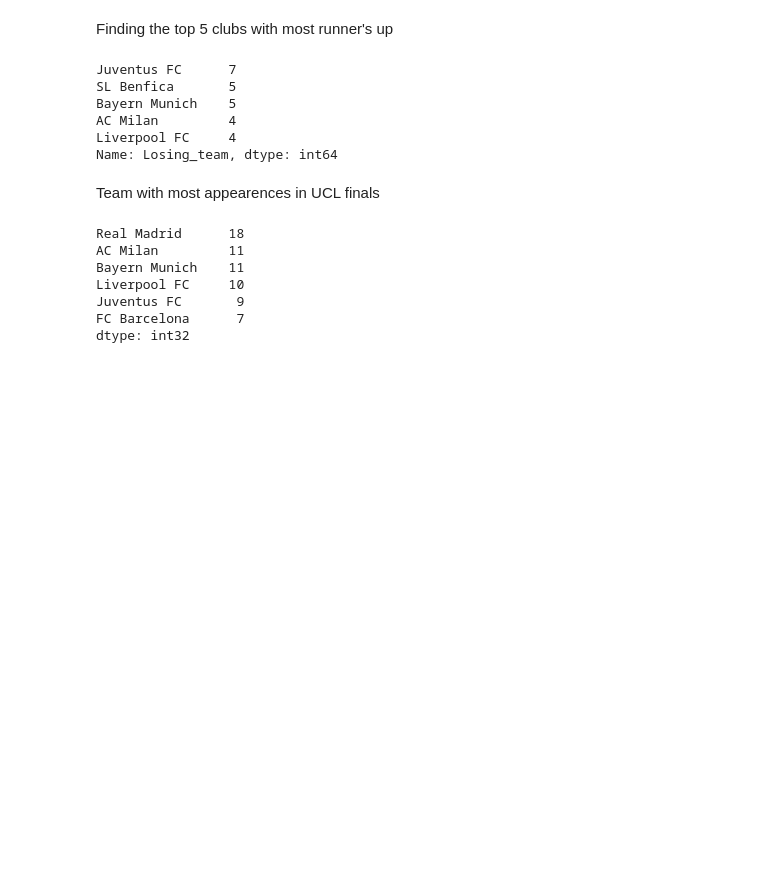
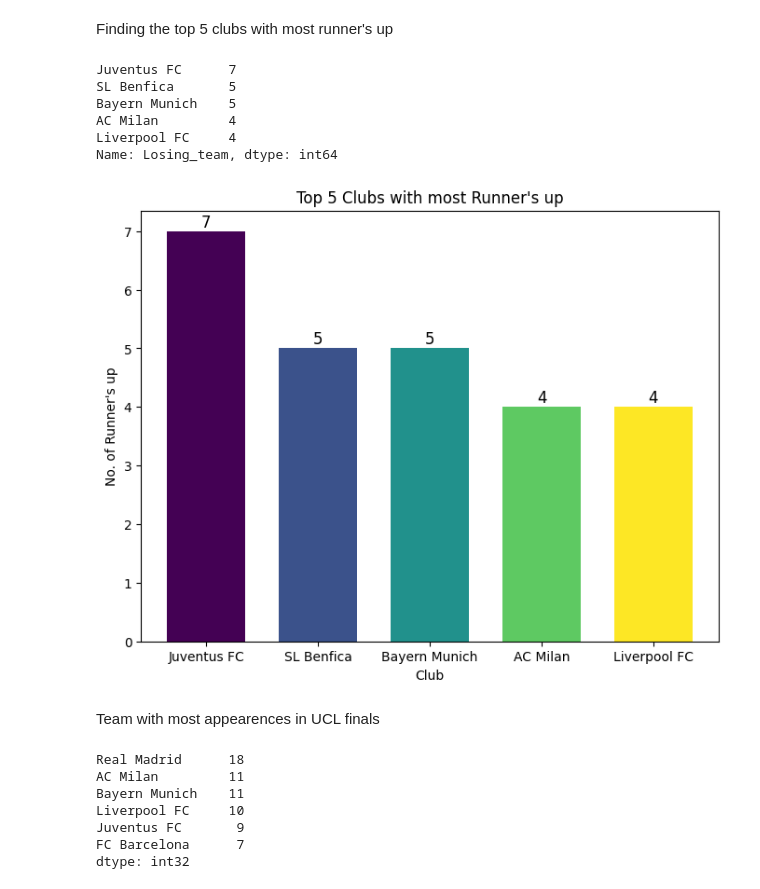
Before and after one commit to Fatha27/UCL_Analysis, a Jupyter notebook: ucl_finals_analysis.ipynb, the cells around one changed output. Drawn from its saved outputs; the diff is of its cells as text; code cells hidden in the pictures; blank space fills up the shorter version.

```diff
--- a/ucl_finals_analysis.ipynb
+++ b/ucl_finals_analysis.ipynb
@@ -102,6 +107,26 @@ Bayern Munich    5
 AC Milan         4
 Liverpool FC     4
 Name: Losing_team, dtype: int64
+# %%
+fig = plt.figure(figsize = (8, 6))
+colors = plt.cm.viridis(np.linspace(0, 1, 5))  # Choosing the 'viridis' colormap for 5 bars
+
+# creating the bar plot
+plt.bar(df["Losing_team"].value_counts().index[:5],df["Losing_team"].value_counts().head(),width=0.7,color=colors)
+
+plt.xlabel("Club")
+plt.ylabel("No. of Runner's up")
+plt.title("Top 5 Clubs with most Runner's up")
+for i, value in enumerate(df["Losing_team"].value_counts().head()):
+    plt.text(i, value + 0.01,
+             str(value),
+             ha='center',
+             va='bottom',
+             fontsize=12)
+
+plt.show()
+# %% [output]
+[figure, added]
 # %% [markdown]
 Team with most appearences in UCL finals
 # %%
```
Also changed, not shown: parts of 30 cells of this notebook.
